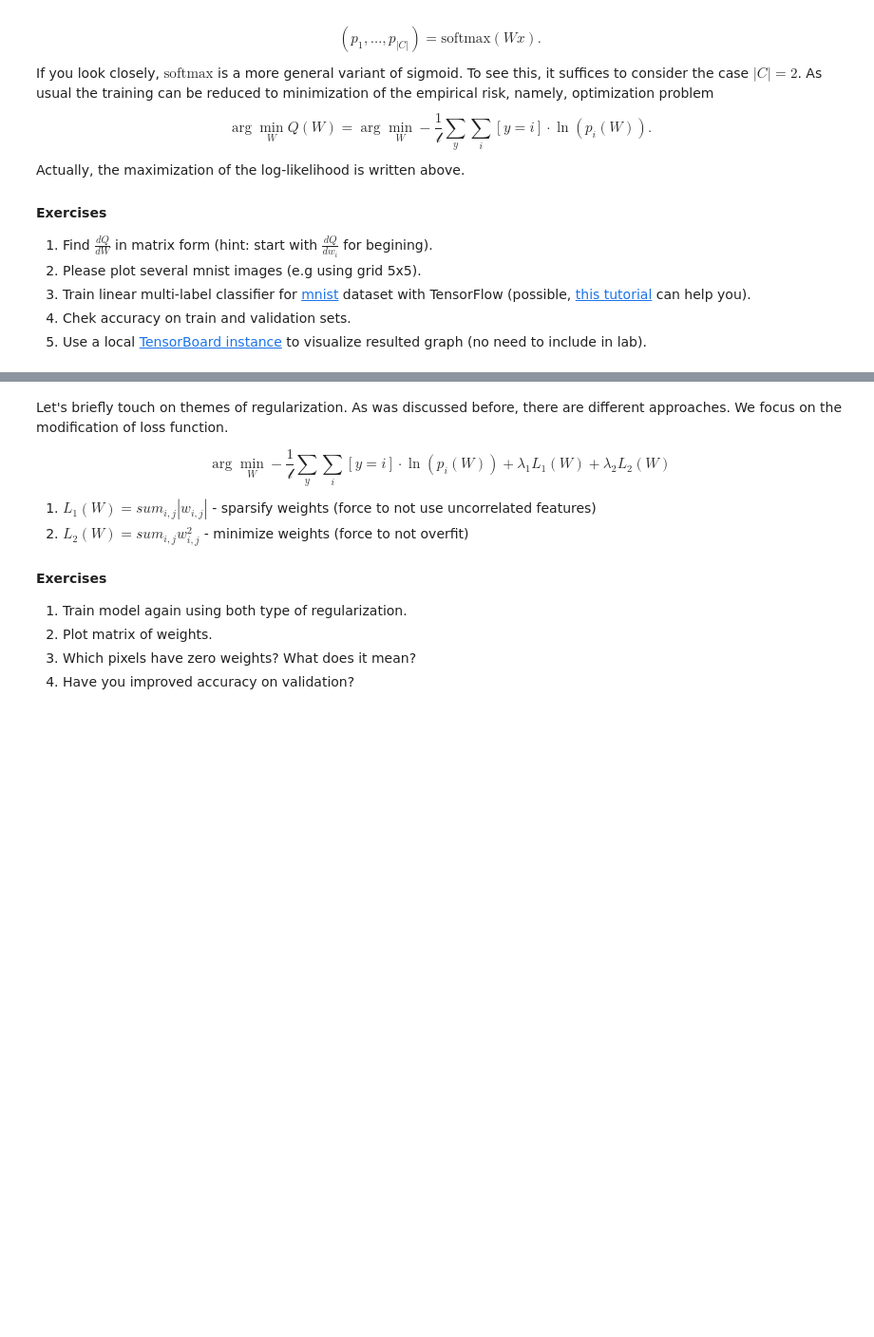
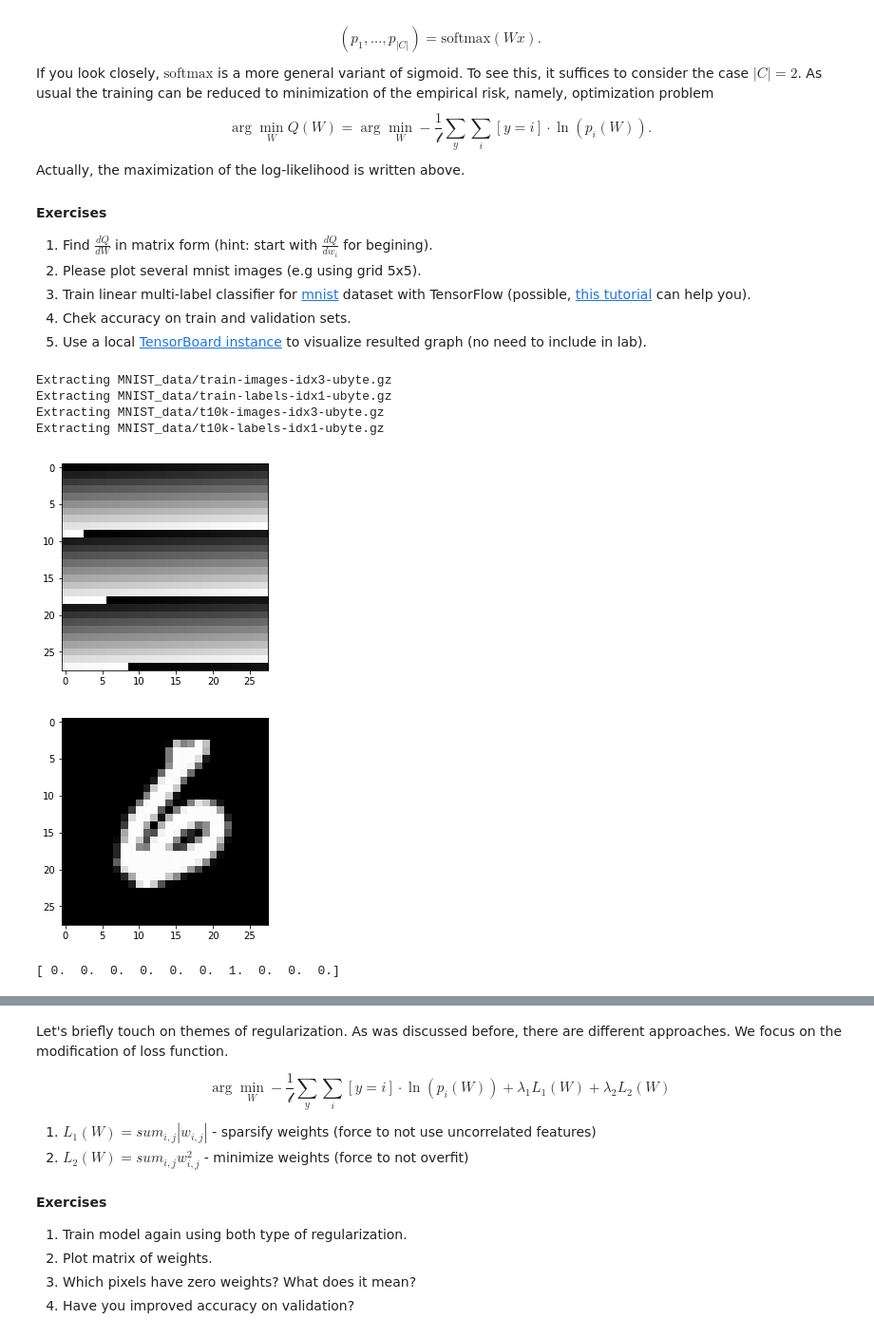
Before and after one commit to alyonkim/squad, a Jupyter notebook: labs/lab-2.ipynb, the cells around one changed output, grey strips where cells are left out. Shown at 95% size. Cells and saved outputs as stored; diff of their text form; code cells hidden in the pictures; blank space fills up the shorter version.

```diff
--- a/labs/lab-2.ipynb
+++ b/labs/lab-2.ipynb
@@ -177,3 +38,30 @@ Actually, the maximization of the log-likelihood is written above.
 3. Train linear multi-label classifier for [mnist](https://www.kaggle.com/c/digit-recognizer) dataset with TensorFlow (possible, [this tutorial](https://www.tensorflow.org/get_started/mnist/pros) can help you).
 4. Chek accuracy on train and validation sets.
 5. Use a local [TensorBoard instance](https://www.tensorflow.org/get_started/graph_viz) to visualize resulted graph (no need to include in lab).
+# %%
+import tensorflow as tf
+import matplotlib
+import numpy as np
+import matplotlib.pyplot as plt
+
+from tensorflow.examples.tutorials.mnist import input_data
+mnist = input_data.read_data_sets("MNIST_data/", one_hot=True)
+# %% [output]
+Extracting MNIST_data/train-images-idx3-ubyte.gz
+Extracting MNIST_data/train-labels-idx1-ubyte.gz
+Extracting MNIST_data/t10k-images-idx3-ubyte.gz
+Extracting MNIST_data/t10k-labels-idx1-ubyte.gz
+# %%
+def plot_image(image):
+    image = np.array(image).reshape((28, 28))
+    plt.imshow(image, cmap=cmap)
+    plt.show()
+image = np.array([x % 255 for x in range(28 * 28)])
+cmap = 'gray'
+plot_image(image)
+plot_image(mnist.train.images[99])
+print(mnist.train.labels[99])
+# %% [output]
+[figure, added]
+[figure, added]
+[ 0.  0.  0.  0.  0.  0.  1.  0.  0.  0.]
```
Also changed, not shown: parts of 17 cells of this notebook.
